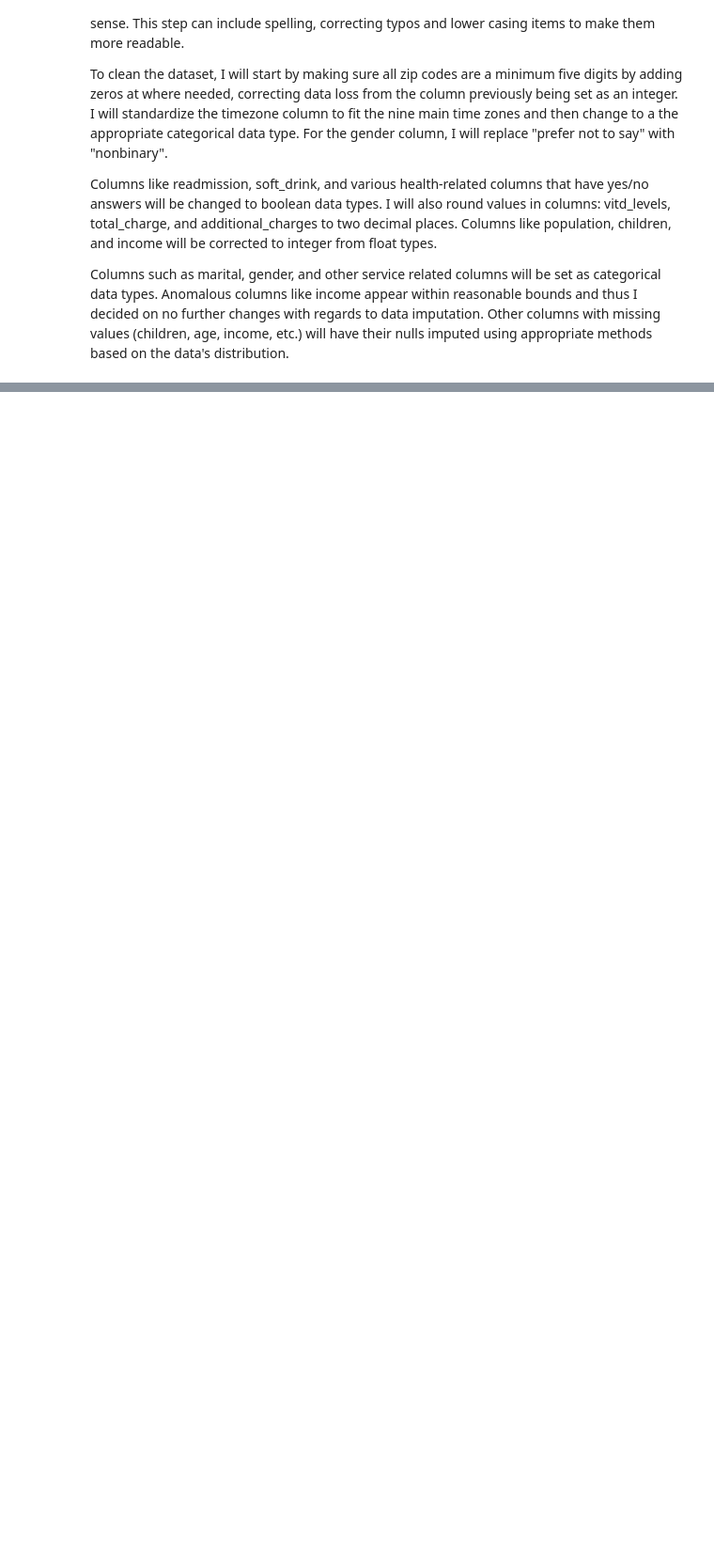
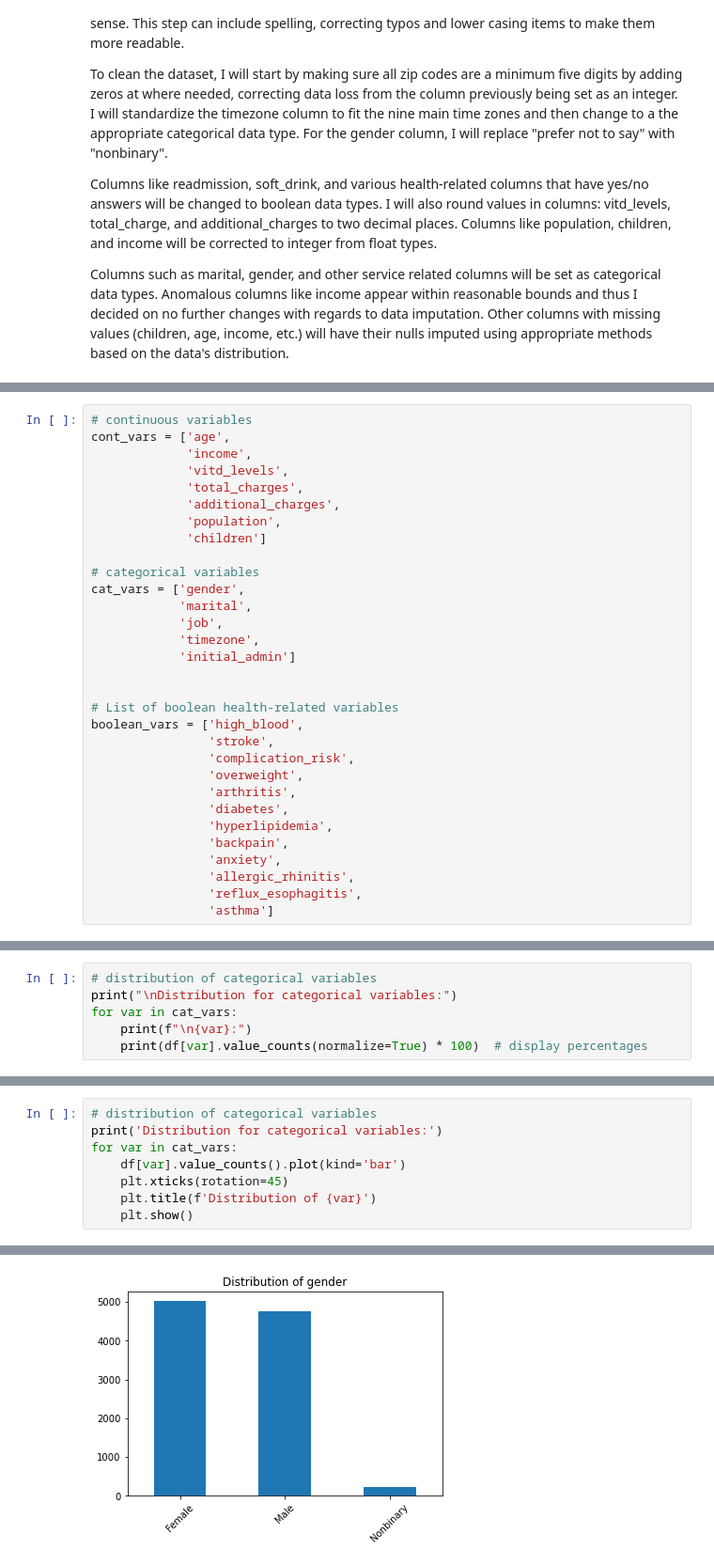
Before and after one commit to DesireeMcElroy/WGU_MSDA, a Jupyter notebook: D208-Predictive_Modeling/logistic_reg_task1.ipynb, the cells around one changed output, grey strips where cells are left out. Shown at 94% size. Cells and saved outputs as stored; diff of their text form; blank space fills up the shorter version.

```diff
--- a/D208-Predictive_Modeling/logistic_reg_task1.ipynb
+++ b/D208-Predictive_Modeling/logistic_reg_task1.ipynb
@@ -168,0 +206,31 @@ plt.hist(df.Initial_days)
+# %%
+# continuous variables
+cont_vars = ['age',
+             'income',
+             'vitd_levels',
+             'total_charges',
+             'additional_charges',
+             'population',
+             'children']
+
+# categorical variables
+cat_vars = ['gender',
+            'marital',
+            'job',
+            'timezone',
+            'initial_admin']
+
+
+# List of boolean health-related variables
+boolean_vars = ['high_blood',
+                'stroke',
+                'complication_risk',
+                'overweight',
+                'arthritis',
+                'diabetes',
+                'hyperlipidemia',
+                'backpain',
+                'anxiety',
+                'allergic_rhinitis',
+                'reflux_esophagitis',
+                'asthma']
@@ -168,0 +263,6 @@ plt.hist(df.Initial_days)
+# %%
+# distribution of categorical variables
+print("\nDistribution for categorical variables:")
+for var in cat_vars:
+    print(f"\n{var}:")
+    print(df[var].value_counts(normalize=True) * 100)  # display percentages
@@ -168,0 +364,9 @@ plt.hist(df.Initial_days)
+# %%
+# distribution of categorical variables
+print('Distribution for categorical variables:')
+for var in cat_vars:
+    df[var].value_counts().plot(kind='bar')
+    plt.xticks(rotation=45)
+    plt.title(f'Distribution of {var}')
+    plt.show()
+# %% [output]
@@ -168,0 +374 @@ plt.hist(df.Initial_days)
+[figure, added]
```
Also changed, not shown: parts of 31 cells of this notebook.
